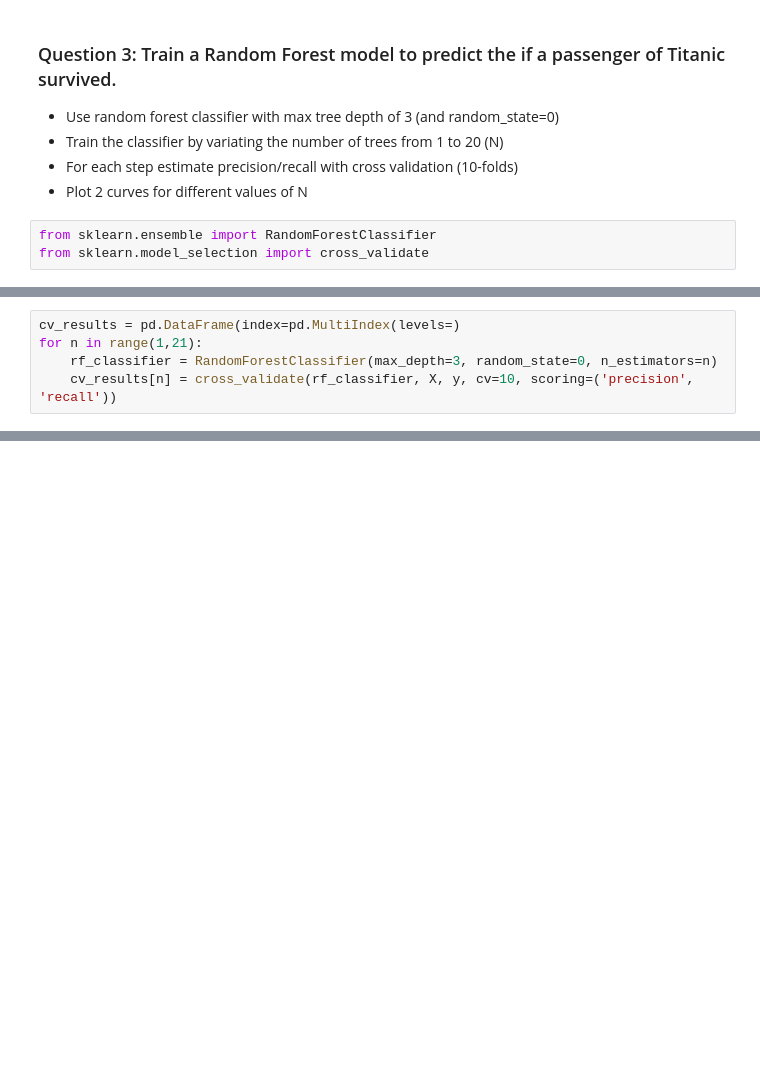
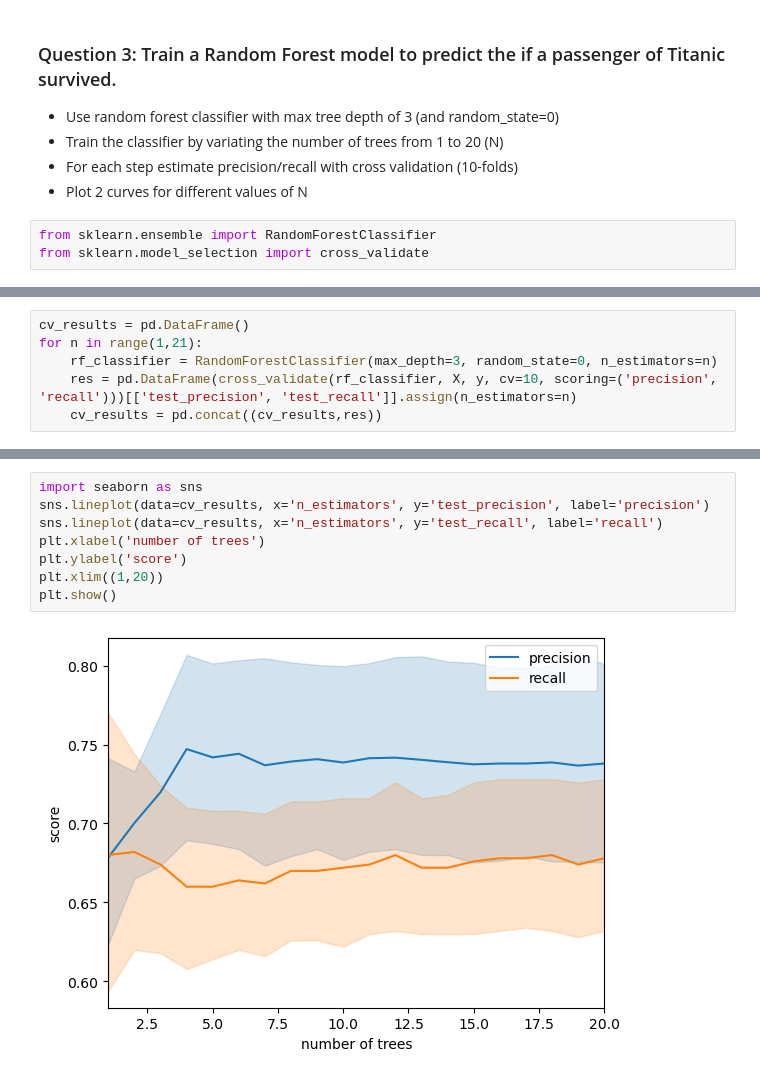
Before and after one commit to emmabhl/ADA_Ressources, a Jupyter notebook: Exercises/06 - Learning from data - Supervised learning/SupervisedLearning.ipynb, the cells around one changed output, grey strips where cells are left out. Saved outputs shown, nothing was run; the diff lists cells and outputs as text; blank space fills up the shorter version.

```diff
--- a/Exercises/06 - Learning from data - Supervised learning/SupervisedLearning.ipynb
+++ b/Exercises/06 - Learning from data - Supervised learning/SupervisedLearning.ipynb
@@ -486,5 +484,6 @@ ValueError: all arrays must be same length
 # %%
-cv_results = pd.DataFrame(index=pd.MultiIndex(levels=)
+cv_results = pd.DataFrame()
 for n in range(1,21):
     rf_classifier = RandomForestClassifier(max_depth=3, random_state=0, n_estimators=n)
-    cv_results[n] = cross_validate(rf_classifier, X, y, cv=10, scoring=('precision', 'recall'))
+    res = pd.DataFrame(cross_validate(rf_classifier, X, y, cv=10, scoring=('precision', 'recall')))[['test_precision', 'test_recall']].assign(n_estimators=n)
+    cv_results = pd.concat((cv_results,res))
@@ -509,0 +490,10 @@ array({1: {'fit_time': array([0.01011086, 0.00892091, 0.00891805, 0.00871992, 0.
+# %%
+import seaborn as sns
+sns.lineplot(data=cv_results, x='n_estimators', y='test_precision', label='precision')
+sns.lineplot(data=cv_results, x='n_estimators', y='test_recall', label='recall')
+plt.xlabel('number of trees')
+plt.ylabel('score')
+plt.xlim((1,20))
+plt.show()
+# %% [output]
+[figure, added]
```
Also changed, not shown: parts of 3 cells of this notebook.
